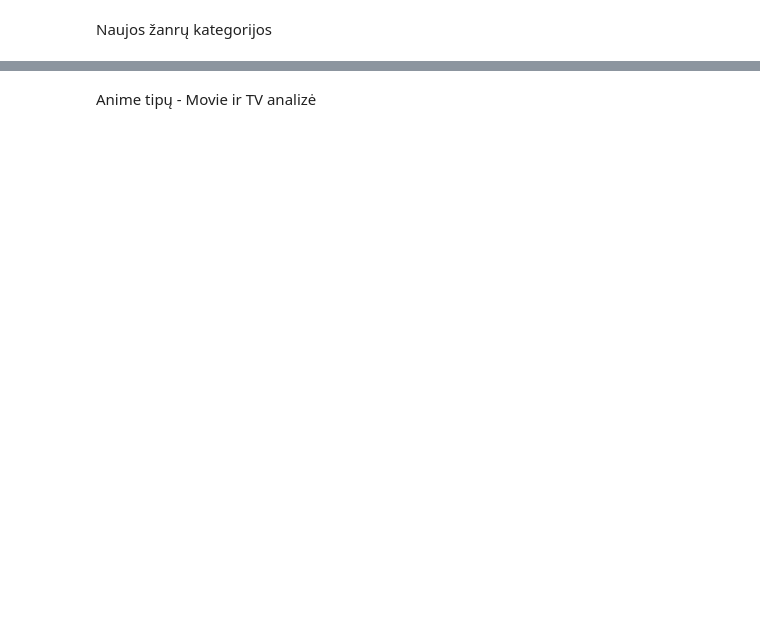
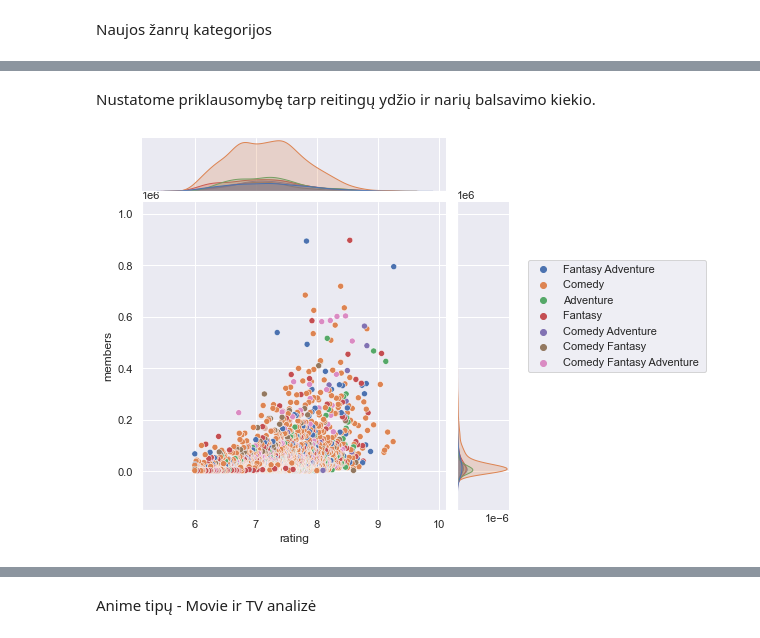
Before and after one commit to ErnestaTum/-Python_mokymai, a Jupyter notebook: baigiamasis_darbas.ipynb, the cells around one changed output, grey strips where cells are left out. Drawn from its saved outputs; the diff is of its cells as text; code cells hidden in the pictures; blank space fills up the shorter version.

```diff
--- a/baigiamasis_darbas.ipynb
+++ b/baigiamasis_darbas.ipynb
@@ -346,0 +350,8 @@ sns.barplot(data=df, x = "index", y="genre")
+# %% [markdown]
+Nustatome priklausomybę tarp reitingų ydžio ir narių balsavimo kiekio.
+# %%
+ax = sns.jointplot(data=fd_genre, x="rating", y="members",hue = "filtered_genre" )
+ax.ax_joint.legend_._visible=False
+ax.fig.legend(bbox_to_anchor=(1, 0.7), loc=2)
+# %% [output]
+[figure, added]
```
Also changed, not shown: parts of 13 cells of this notebook.
